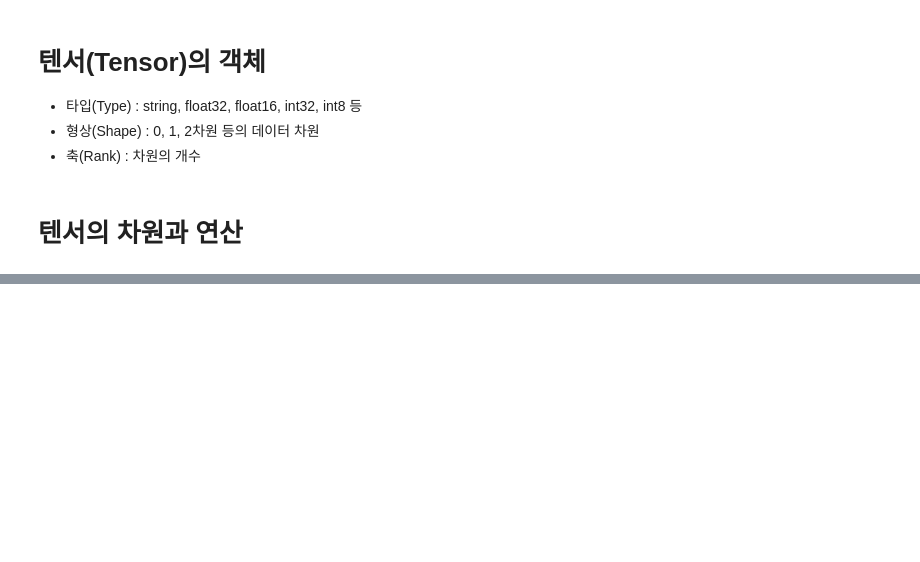
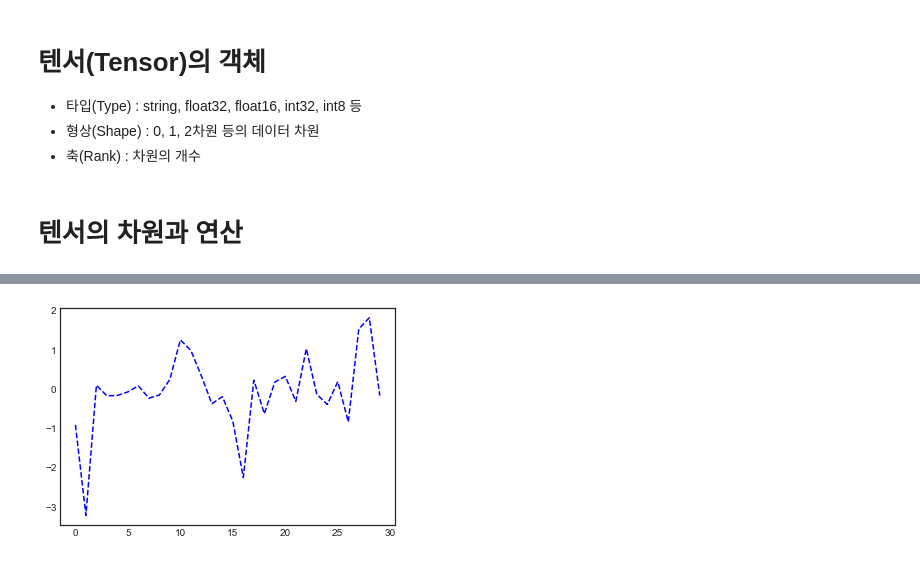
Before and after one commit to ysbrianlee/lecture, a Jupyter notebook: tensorflow.ipynb, the cells around one changed output, grey strips where cells are left out. Saved outputs shown, nothing was run; the diff lists cells and outputs as text; code cells hidden in the pictures; blank space fills up the shorter version.

```diff
--- a/tensorflow.ipynb
+++ b/tensorflow.ipynb
@@ -35,0 +744,7 @@ print(tf.__version__)
+# %%
+x = range(30)
+y = tf.random.normal([30], 0, 1)
+plt.plot(x, y, 'b--')
+plt.show()
+# %% [output]
+[figure, added]
```
Also changed, not shown: parts of 83 cells of this notebook, 10 other files.
